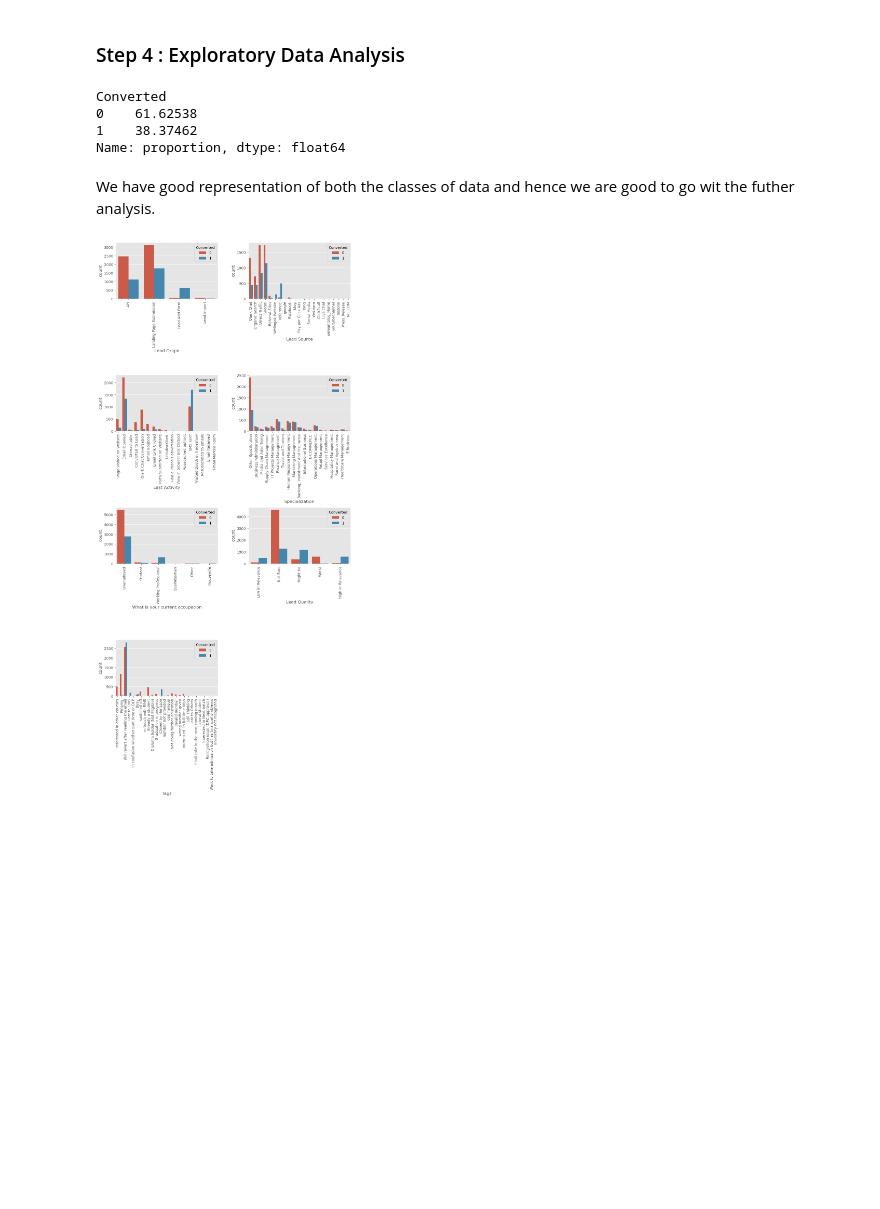
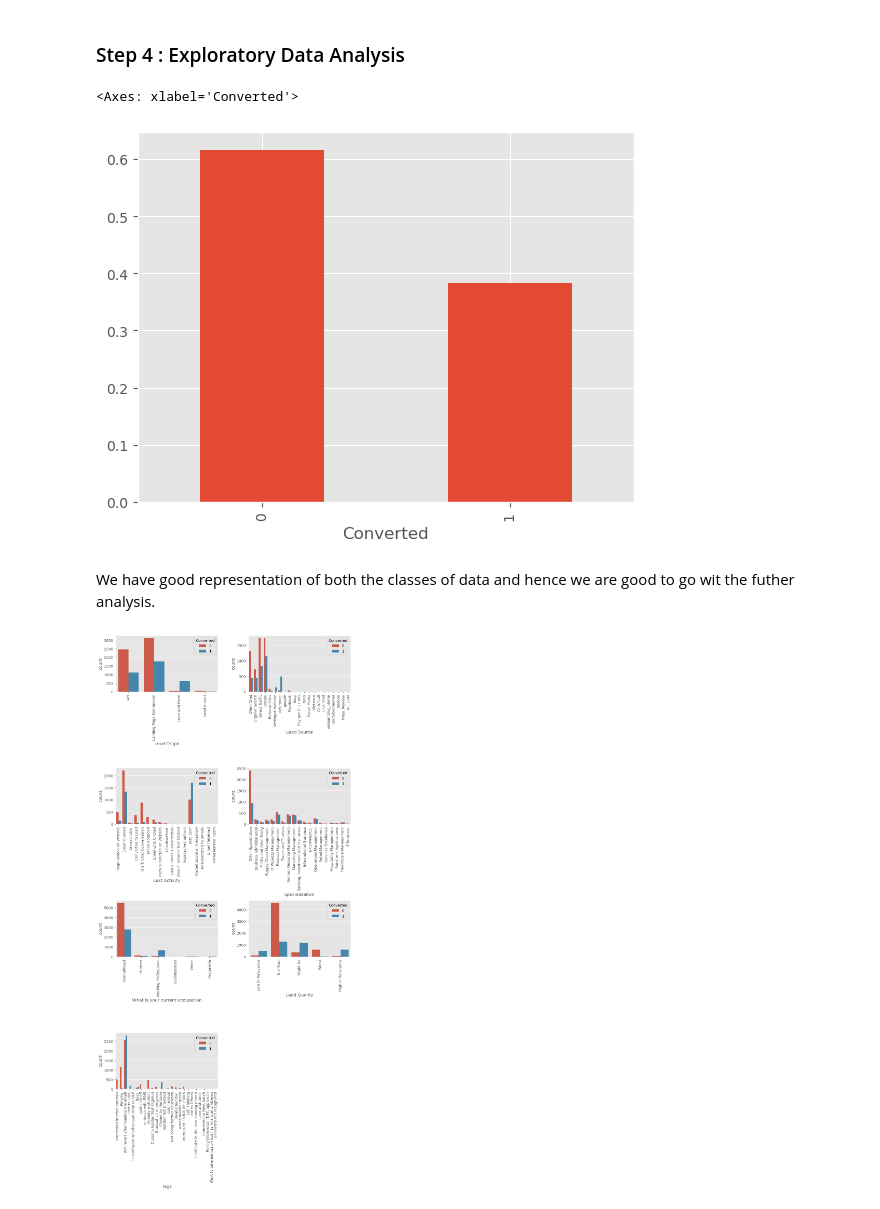
Before and after one commit to aarsin/Lead_Score, a Jupyter notebook: Lead_scoring.ipynb, the cells around one changed output. Cells and saved outputs as stored; diff of their text form; code cells hidden in the pictures; blank space fills up the shorter version.

```diff
--- a/Lead_scoring.ipynb
+++ b/Lead_scoring.ipynb
@@ -291,14 +291,12 @@ plt.style.use("ggplot")
 # %%
 # Checking for data imbalance in Target variable
 
-leads_data['Converted'].value_counts(normalize=True)*100
+leads_data['Converted'].value_counts(normalize=True).plot.bar()
 # %% [output]
-Converted
-0    61.62538
-1    38.37462
-Name: proportion, dtype: float64
+<Axes: xlabel='Converted'>
+[figure, added]
-# %% [markdown]
-We have good representation of both the classes of data and hence we are good  to go wit the futher analysis.
+# %% [markdown]
+We have good representation of both the classes of data and hence we are good  to go wit the futher analysis.
 # %%
 #visualizing the categoricakl features
 
```
Also changed, not shown: parts of 60 cells of this notebook, 2 other files.
